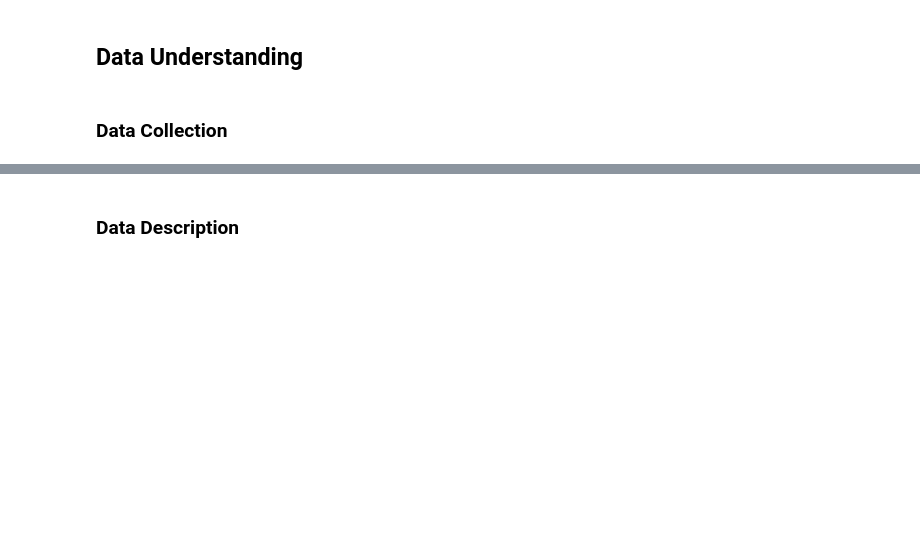
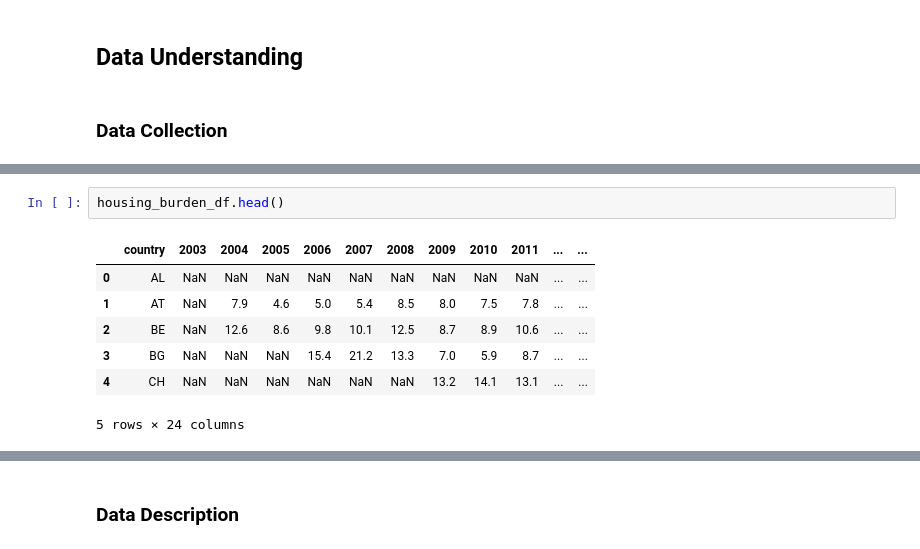
Before and after one commit to baktofebruary/InfoVis, a Jupyter notebook: notebooks/prepare_data.ipynb, the cells around one changed output, grey strips where cells are left out. Saved outputs shown, nothing was run; the diff lists cells and outputs as text; blank space fills up the shorter version.

```diff
--- a/notebooks/prepare_data.ipynb
+++ b/notebooks/prepare_data.ipynb
@@ -8,0 +83,10 @@
+# %%
+housing_burden_df.head()
+# %% [output]
+|  | country | 2003 | 2004 | 2005 | 2006 | 2007 | 2008 | 2009 | 2010 | 2011 | ... | ... |
+| 0 | AL | NaN | NaN | NaN | NaN | NaN | NaN | NaN | NaN | NaN | ... | ... |
+| 1 | AT | NaN | 7.9 | 4.6 | 5.0 | 5.4 | 8.5 | 8.0 | 7.5 | 7.8 | ... | ... |
+| 2 | BE | NaN | 12.6 | 8.6 | 9.8 | 10.1 | 12.5 | 8.7 | 8.9 | 10.6 | ... | ... |
+| 3 | BG | NaN | NaN | NaN | 15.4 | 21.2 | 13.3 | 7.0 | 5.9 | 8.7 | ... | ... |
+| 4 | CH | NaN | NaN | NaN | NaN | NaN | NaN | 13.2 | 14.1 | 13.1 | ... | ... |
+5 rows × 24 columns
```
Also changed, not shown: parts of 20 cells of this notebook, 11 other files.
